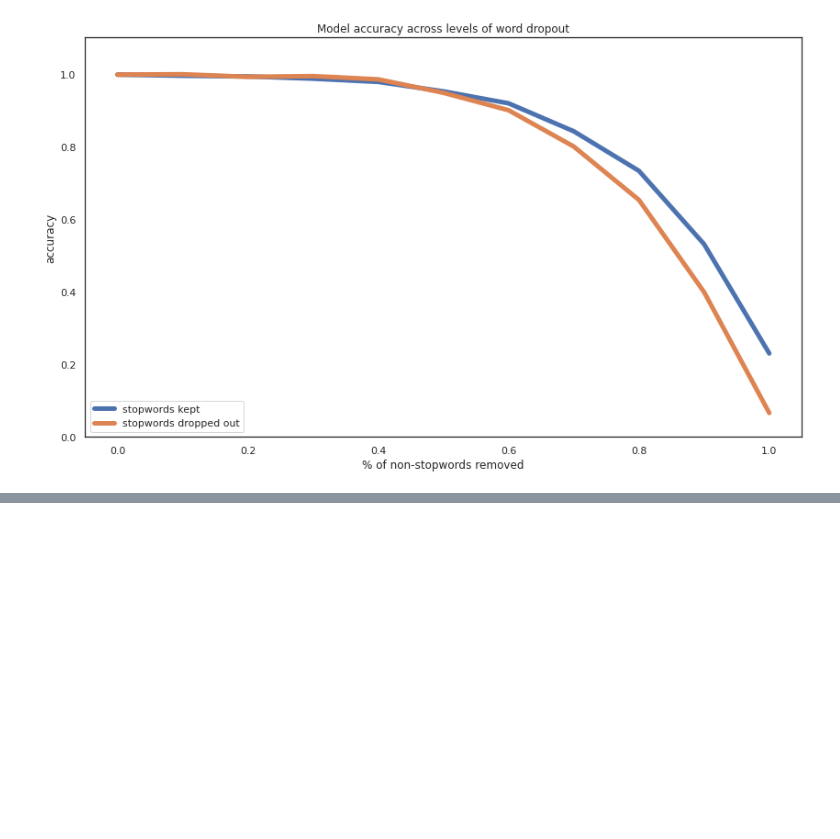
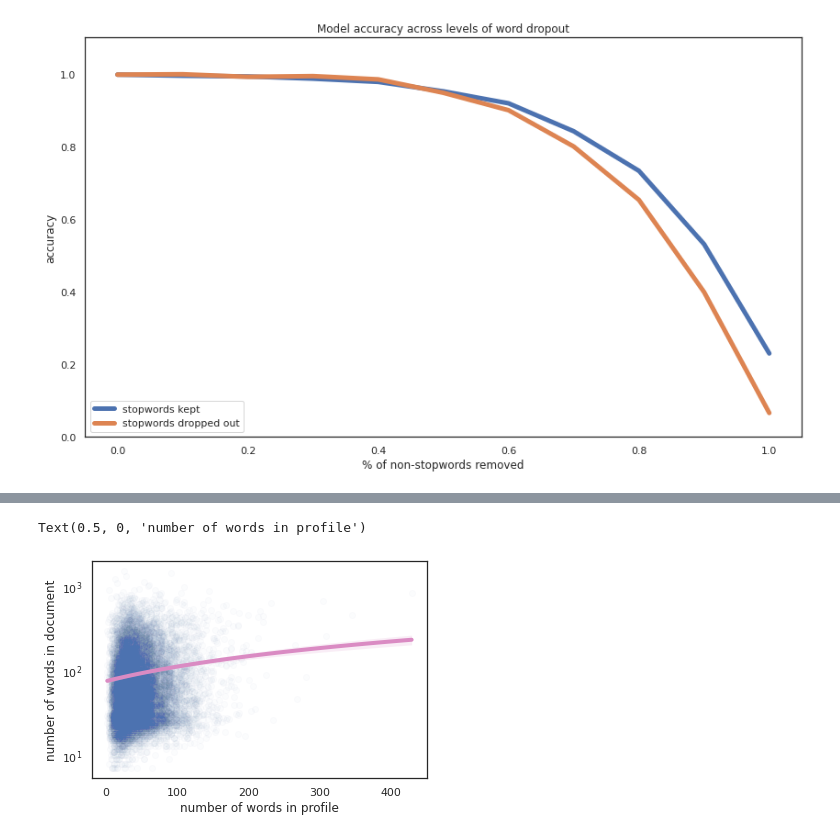
Before and after one commit to jxmorris12/unsupervised-text-deidentification, a Jupyter notebook: notebooks/2022-05-23 Testing model at varying levels of dropout [revisited].ipynb, the cells around one changed output, grey strips where cells are left out. Saved outputs shown, nothing was run; the diff lists cells and outputs as text; code cells hidden in the pictures; blank space fills up the shorter version.

```diff
--- a/notebooks/2022-05-23 Testing model at varying levels of dropout [revisited].ipynb
+++ b/notebooks/2022-05-23 Testing model at varying levels of dropout [revisited].ipynb
@@ -200,0 +207,7 @@ Text(0.5, 1.0, 'Model accuracy across levels of word dropout')
+# %%
+def get_num_words(ex):
+    ex['doc_words'] = ex['target_text'].split(' ')
+    ex['prof_val_words'] = [k for r in ex['profile_values'].split('||') for k in r.split()]
+    return ex
+# %%
+val_dataset = dm.val_dataset.map(get_num_words)
@@ -200,0 +216,2 @@ Text(0.5, 1.0, 'Model accuracy across levels of word dropout')
+# %%
+words_df = pd.DataFrame([(len(ex['doc_words']), len(ex['prof_val_words'])) for ex in val_dataset], columns=['doc_words_len', 'prof_val_words_len'])
@@ -200,0 +227,12 @@ Text(0.5, 1.0, 'Model accuracy across levels of word dropout')
+# %%
+dot_color = sns.color_palette()[0]
+line_color = sns.color_palette()[6]
+
+ax = sns.regplot(data=words_df, x='prof_val_words_len', y='doc_words_len',
+                scatter_kws={'alpha':0.02, 'color': dot_color}, line_kws={"color": line_color, 'linewidth': 4})
+ax.set_yscale('log')
+ax.set_ylabel('number of words in document')
+ax.set_xlabel('number of words in profile')
+# %% [output]
+Text(0.5, 0, 'number of words in profile')
+[figure, added]
```
Also changed, not shown: parts of 5 cells of this notebook, 10 other files.
